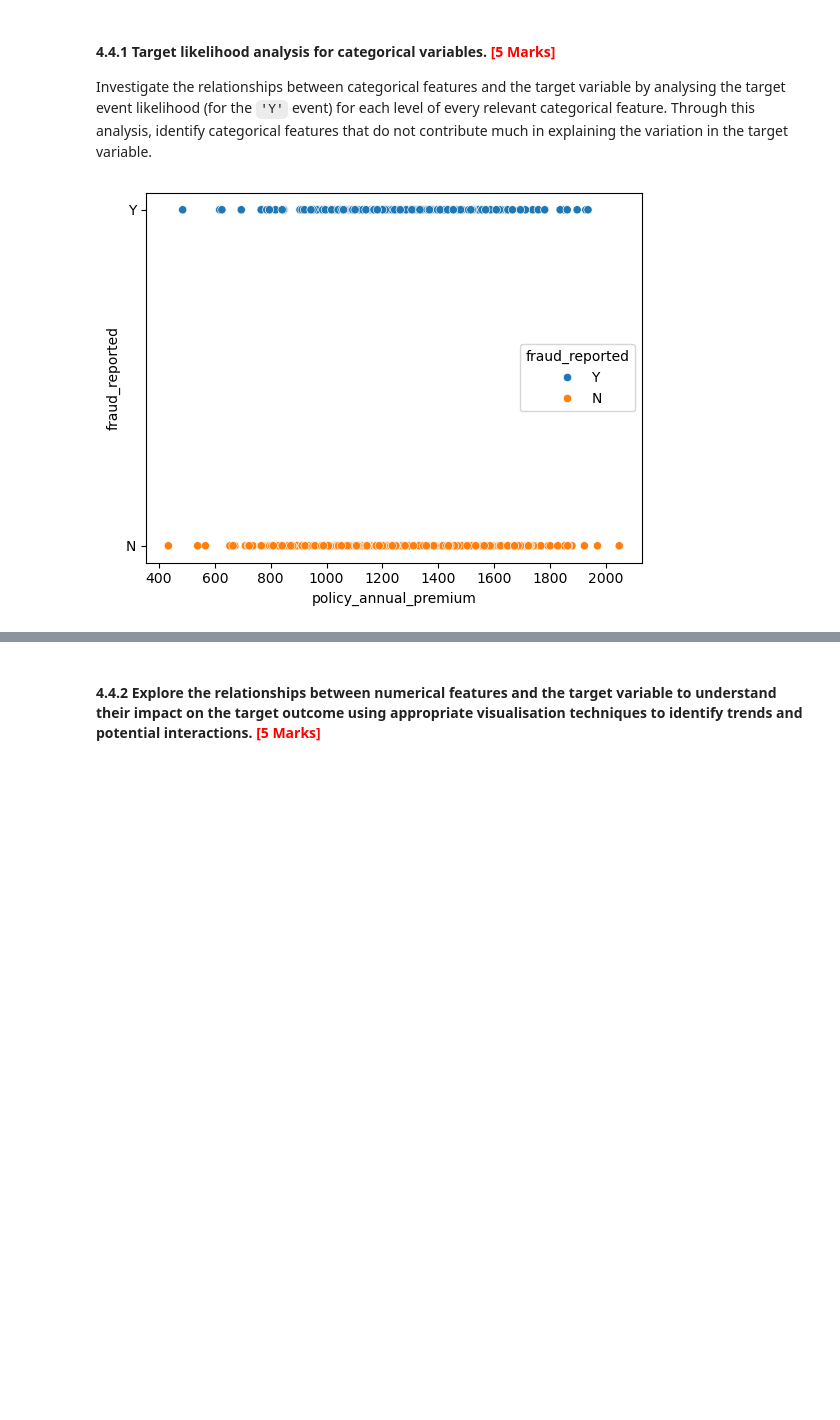
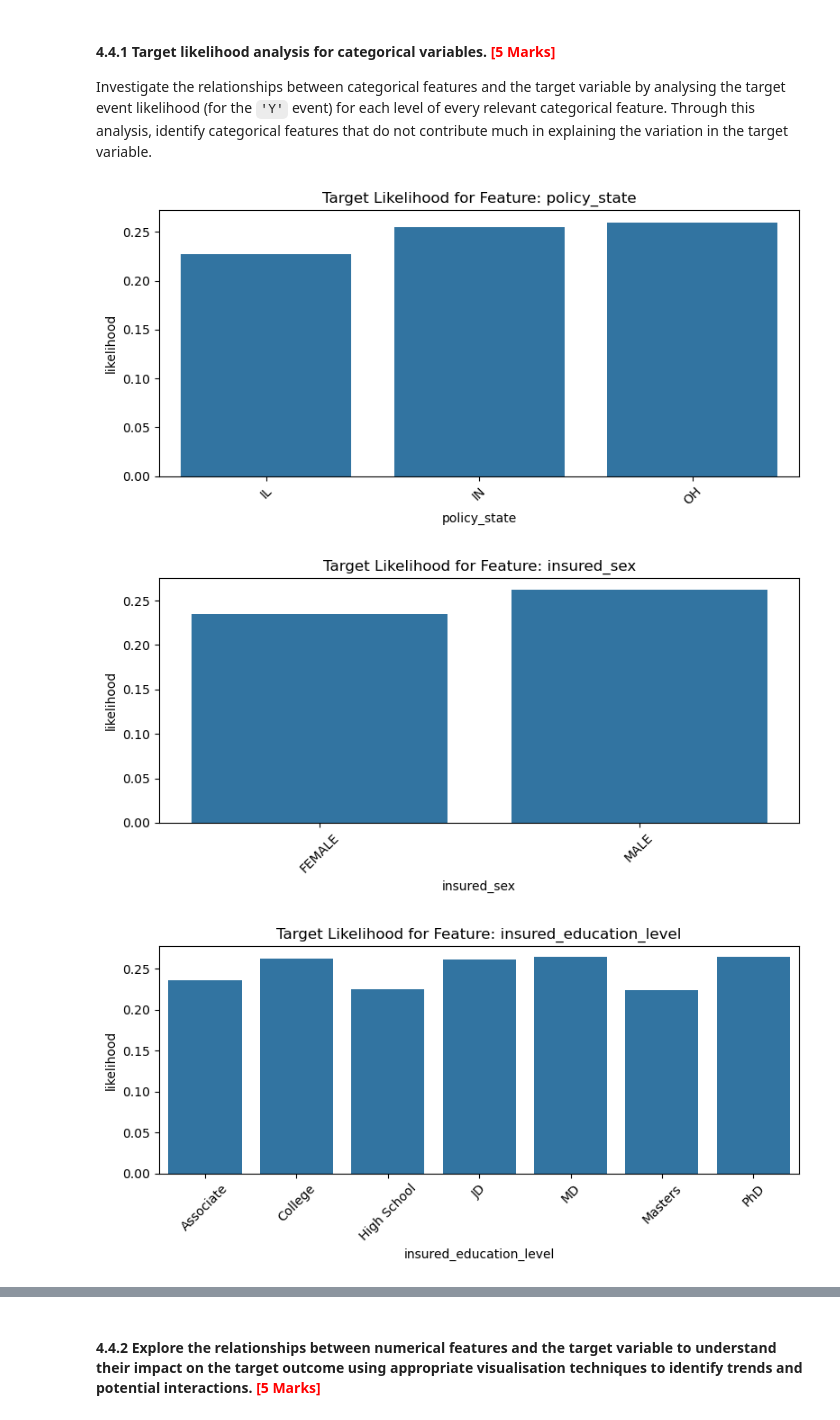
Before and after one commit to maheshh22/Logistic_regression, a Jupyter notebook: Fraudulent_Claim_Detection_Starter.ipynb, the cells around one changed output, grey strips where cells are left out. Cells and saved outputs as stored; diff of their text form; code cells hidden in the pictures; blank space fills up the shorter version.

```diff
--- a/Fraudulent_Claim_Detection_Starter.ipynb
+++ b/Fraudulent_Claim_Detection_Starter.ipynb
@@ -523,11 +523,7 @@ dtype: int64
 Carefully examine the dataset and identify columns that contain date or time information but are not stored as the appropriate data type. Convert these columns to the correct datetime data type to enable proper analysis and manipulation of temporal information.
 # %%
 # Fix the data types of the columns with incorrect data types
-#check for policy binding date and insurance claim date difference
-# check for gender and convert it to binary
-ins_data['insured_sex'] = ins_data['insured_sex'].apply(lambda x: False if 'FEMALE' in x else True)
-ins_data['insured_sex'].value_counts()
-ins_data.rename(columns={'insured_sex':'Male'}, inplace=True)
+
 # check for the data types of policy_csl and fix it
 ins_data['policy_csl'] = ins_data['policy_csl'].astype(str)
 # combine the elements of policy_csl seperated by / and add them together.
@@ -723,9 +659,41 @@ Name: proportion, dtype: float64
 # %% [markdown]
 #### **4.4.1** Target likelihood analysis for categorical variables. <font color="red">[5 Marks]</font>
 Investigate the relationships between categorical features and the target variable by analysing the target event likelihood (for the `'Y'` event) for each level of every relevant categorical feature. Through this analysis, identify categorical features that do not contribute much in explaining the variation in the target variable.
-# %%
-# Write a function to calculate and analyse the target variable likelihood for categorical features
-sns.scatterplot(x='policy_annual_premium', y='fraud_reported', hue='fraud_reported', data=ins_data)
-plt.show()
-# %% [output]
-[figure, removed]
+# %%
+# Write a function to calculate and analyse the target variable likelihood for categorical features
+
+
+def calculate_event_likelihood(df, cat_features, target_col='target'):
+    likelihood_summary = {}
+    # Convert target to numeric: 1 for 'Y', 0 for 'N'
+    df = df.copy()
+    df['_target_numeric'] = df[target_col].map({'Y': 1, 'N': 0})
+    for col in cat_features:
+        temp = df.groupby(col)['_target_numeric'].agg(['mean', 'count']).rename(columns={'mean': 'likelihood'})
+        likelihood_summary[col] = temp
+    return likelihood_summary
+
+
+def plot_likelihood(likelihood_summary):
+    for col, summary in likelihood_summary.items():
+        summary = summary.reset_index()
+        plt.figure(figsize=(8, 4))
+        sns.barplot(data=summary, x=col, y='likelihood')
+        plt.title(f"Target Likelihood for Feature: {col}")
+        plt.xticks(rotation=45)
+        plt.tight_layout()
+        plt.show()
+
+# Define your list of categorical features
+
+cat_features = X_train.select_dtypes(include=['object']).columns.tolist()
+target_col = 'fraud_reported'
+# Step 2: Calculate target likelihood for each feature level
+likelihood_summary = calculate_event_likelihood(ins_data, cat_features, target_col)
+
+# Step 3: Plot the likelihoods
+plot_likelihood(likelihood_summary)
+# %% [output]
+[figure, added]
+[figure, added]
+[figure, added]
```
Also changed, not shown: parts of 35 cells of this notebook.
